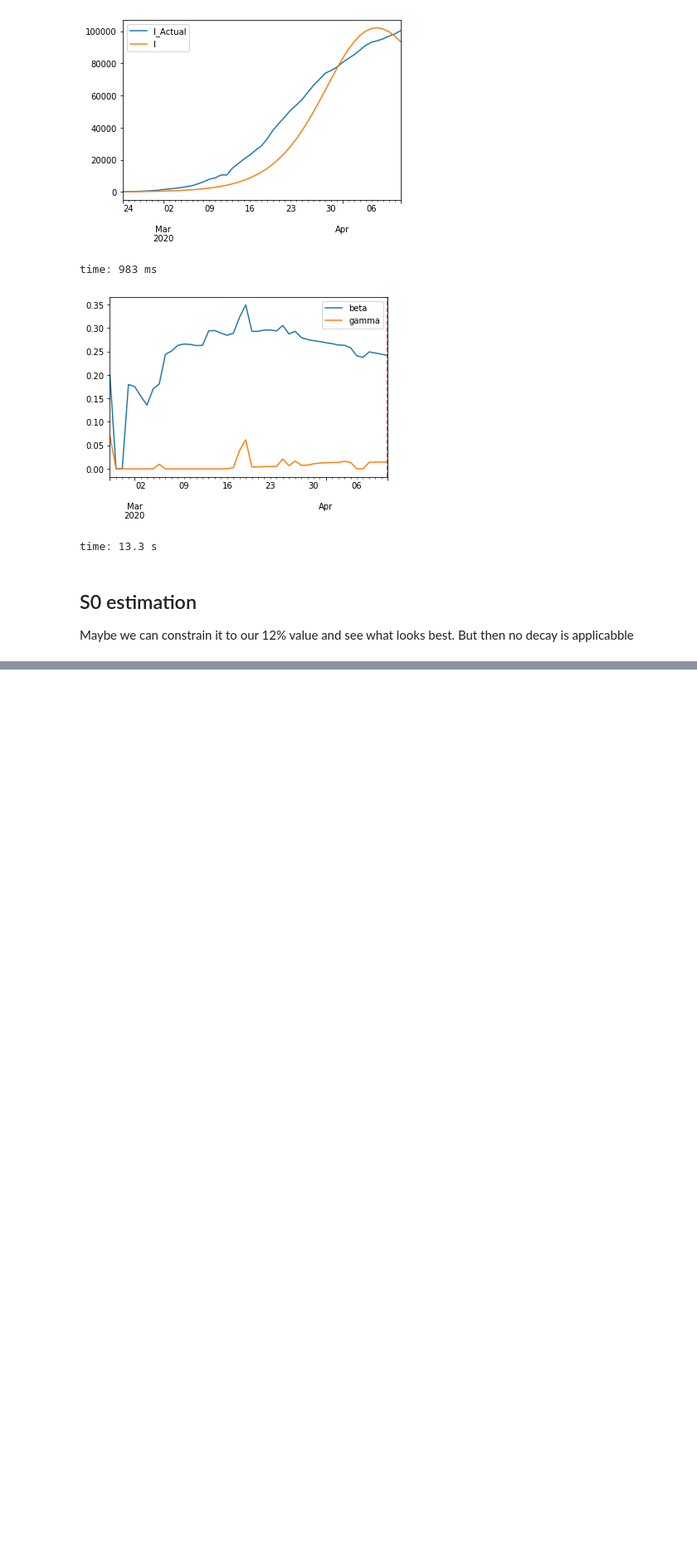
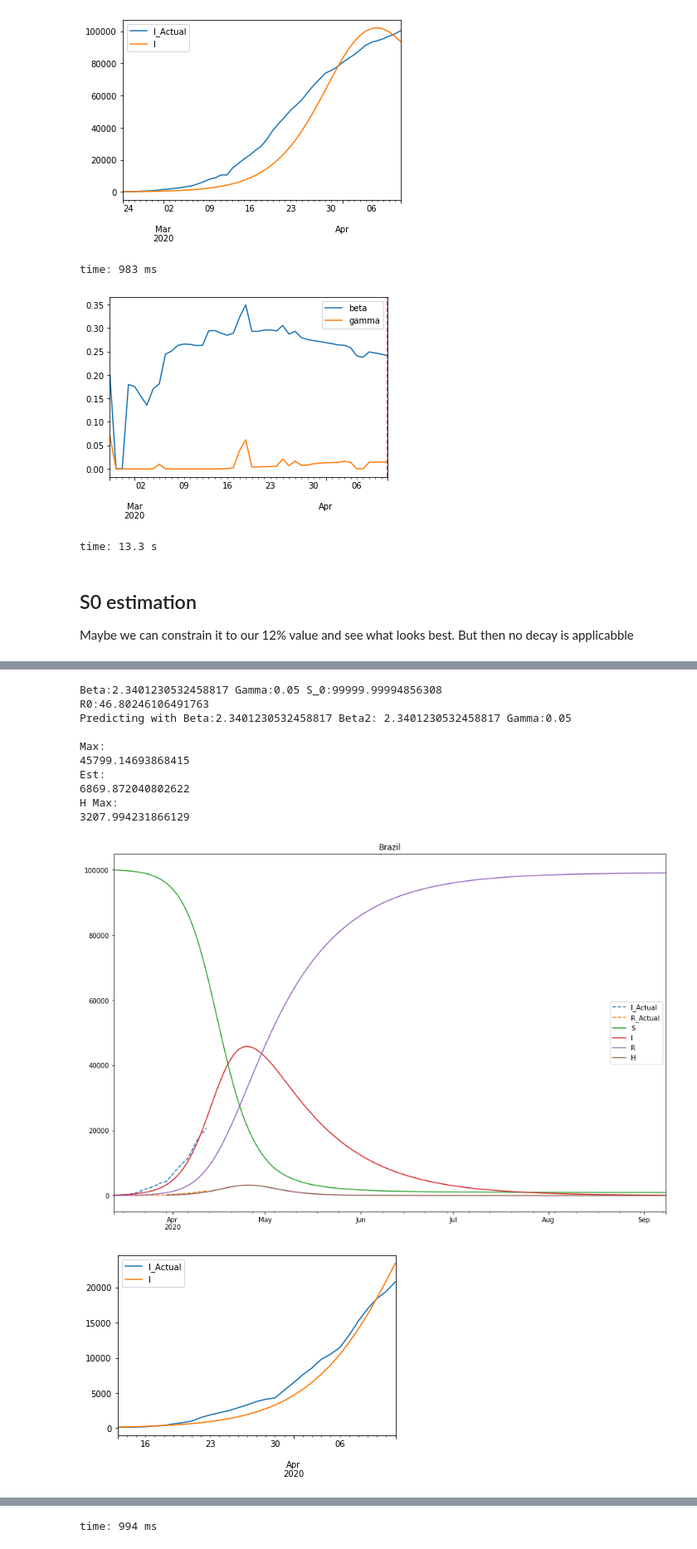
Before and after one commit to comunidadexp/sirfh-covid, a Jupyter notebook: Covid Spread Model.ipynb, the cells around one changed output, grey strips where cells are left out. Shown at 83% size. Saved outputs shown, nothing was run; the diff lists cells and outputs as text; code cells hidden in the pictures; blank space fills up the shorter version.

```diff
--- a/Covid Spread Model.ipynb
+++ b/Covid Spread Model.ipynb
@@ -609,0 +614,47 @@ time: 2.14 s
+# %%
+t1 = SIR('Brazil',
+         N=1e6,
+         #N=1e6,
+         alpha=.7,
+         betaBounds = (0.1, 4.0),
+         gammaBounds = (0.05, 2.0),
+         S0bounds = (0.05e6, 200e6 * .12),
+         nth = 100,
+         hospRate = 0.07,
+         daysToHosp = 4, #big for detction
+         daysToLeave = 12,
+         infectedAssumption = 1,
+         #forcedBeta = 3,
+         #quarantineDate = dt.datetime(2020,3,16), #italy lockdown was on the 9th
+         #estimateBeta2 = True
+         estimateS0 = True,
+         #opt='SLSQP',
+         R0bounds = None,
+
+                )
+
+t1.train()
+
+#italy_beta = t1.beta2
+t1.main_plot()
+t1.I_fit_plot()
+t1.R_fit_plot()
+print('\nMax:')
+print(t1.df.I.max())
+print('Est:')
+print(t1.df.I.max()*.15)
+print('H Max:')
+print(t1.df['H'].max())
+# %% [output]
+Beta:2.3401230532458817 Gamma:0.05 S_0:99999.99994856308
+R0:46.80246106491763
+Predicting with Beta:2.3401230532458817 Beta2: 2.3401230532458817 Gamma:0.05
+
+Max:
+45799.14693868415
+Est:
+6869.872040802622
+H Max:
+3207.994231866129
+[figure, added]
+[figure, added]
@@ -610,3 +662,4 @@ time: 2.14 s
+time: 994 ms
 # %%
 t1.S_0
 # %% [output]
```
Also changed, not shown: parts of 5 cells of this notebook, 1 other file.
